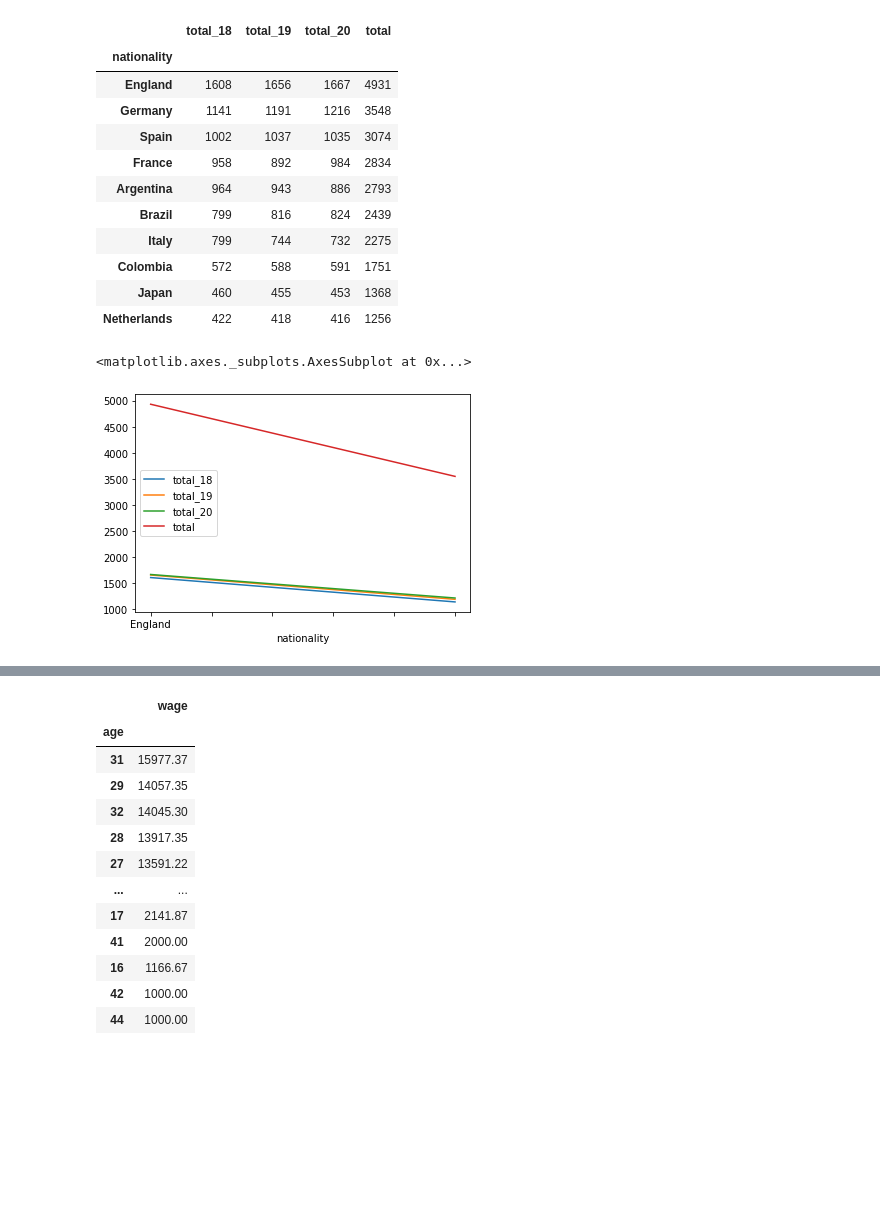
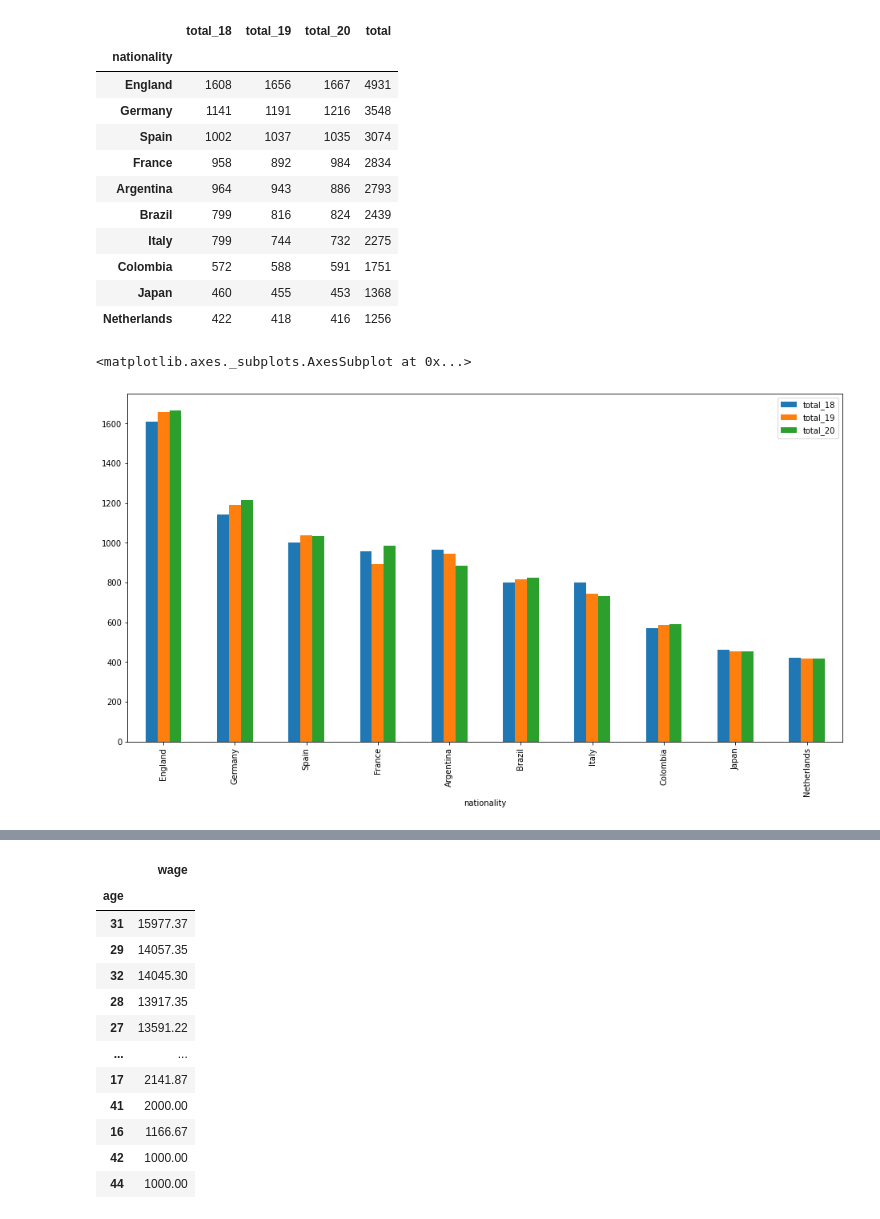
Before and after one commit to rafaelhamer/DSWP, a Jupyter notebook: Fifa_Comparativo.ipynb, the cells around one changed output, grey strips where cells are left out. Saved outputs shown, nothing was run; the diff lists cells and outputs as text; code cells hidden in the pictures; blank space fills up the shorter version.

```diff
--- a/Fifa_Comparativo.ipynb
+++ b/Fifa_Comparativo.ipynb
@@ -106,16 +106,16 @@ df_fifa.head()
 
 #pd.value_counts(df_fifa20['nationality']).head(10)
 
-nat18 = df_fifa18.groupby('nationality').agg({'nationality':'count'}).rename(columns={'nationality':'total_18'})
-nat19 = df_fifa19.groupby('nationality').agg({'nationality':'count'}).rename(columns={'nationality':'total_19'})
-nat20 = df_fifa20.groupby('nationality').agg({'nationality':'count'}).rename(columns={'nationality':'total_20'})
+df1 = df_fifa18.groupby('nationality').agg({'nationality':'count'}).rename(columns={'nationality':'total_18'})
+df2 = df_fifa19.groupby('nationality').agg({'nationality':'count'}).rename(columns={'nationality':'total_19'})
+df3 = df_fifa20.groupby('nationality').agg({'nationality':'count'}).rename(columns={'nationality':'total_20'})
 
-nat_total = pd.merge(nat18, pd.merge(nat19, nat20, on='nationality'), on='nationality')
+df_total = pd.merge(df1, pd.merge(df2, df3, on='nationality'), on='nationality')
 
-nat_total['total'] = nat_total['total_18'] + nat_total['total_19'] + nat_total['total_20']
-nat_total.sort_values('total', ascending=False, inplace=True)
+df_total['total'] = df_total['total_18'] + df_total['total_19'] + df_total['total_20']
 
-nat_total.head(10)
+df_total.sort_values('total', ascending=False, inplace=True)
+df_total.head(10)
 # %% [output]
 |  | total_18 | total_19 | total_20 | total |
 | nationality |  |  |  |  |
@@ -129,8 +129,9 @@ nat_total.head(10)
 | Colombia | 572 | 588 | 591 | 1751 |
 | Japan | 460 | 455 | 453 | 1368 |
 | Netherlands | 422 | 418 | 416 | 1256 |
-# %%
-nat_total[0:2].plot()
-# %% [output]
-<matplotlib.axes._subplots.AxesSubplot at 0x...>
-[figure, removed]
+# %%
+#nat_total.plot(kind='pie',x='nationality',y='total',legend=False,figsize=(15,15))
+df_total[['total_18','total_19','total_20']].head(10).plot.bar(figsize=(16,8))
+# %% [output]
+<matplotlib.axes._subplots.AxesSubplot at 0x...>
+[figure, added]
```
Also changed, not shown: parts of 12 cells of this notebook.
